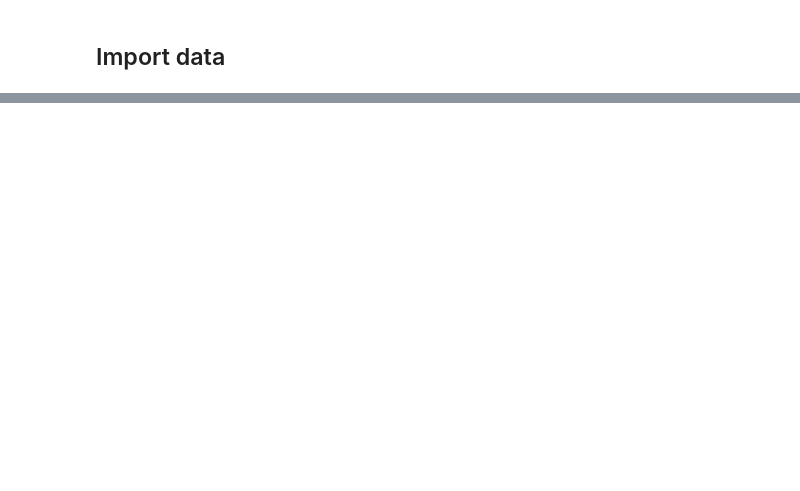
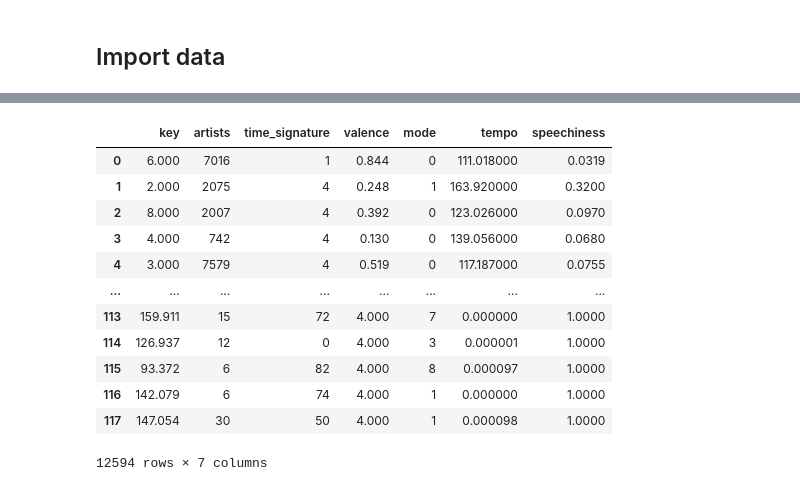
Before and after one commit to EthanFalcao/Spotify_Reccommendation_Algorithm, a Jupyter notebook: feature_selection.ipynb, the cells around one changed output, grey strips where cells are left out. Saved outputs shown, nothing was run; the diff lists cells and outputs as text; code cells hidden in the pictures; blank space fills up the shorter version.

Commit message:
feature selection

```diff
--- a/feature_selection.ipynb
+++ b/feature_selection.ipynb
@@ -66,0 +153,49 @@ df.head(1)
+# %%
+from sklearn.ensemble import RandomForestClassifier
+import pandas as pd
+import numpy as np
+
+# Assuming X contains your feature data and y contains the target variable
+# X should be a pandas DataFrame or a NumPy array
+# y should be a pandas Series or a NumPy array
+
+X = df_hot.drop('favorite', axis=1)  # X contains all columns except the 'favorite' column
+y = df_hot['favorite']
+
+# Initialize the Random Forest Classifier
+rf = RandomForestClassifier()
+
+# Fit the model with your data
+rf.fit(X, y)
+
+# Retrieve feature importance
+feature_importances = rf.feature_importances_
+
+# Create a DataFrame to better visualize feature importance
+feature_importance_df = pd.DataFrame({'Feature': X.columns, 'Importance': feature_importances})
+feature_importance_df = feature_importance_df.sort_values(by='Importance', ascending=False)
+
+# Set a threshold for feature importance
+threshold = 0.03  # Adjust this value according to your requirements
+
+# Select features based on the threshold
+selected_features = feature_importance_df[feature_importance_df['Importance'] > threshold]['Feature']
+
+# Use selected features for your classification model
+X_selected = X[selected_features]
+# %%
+X_selected
+# %% [output]
+|  | key | artists | time_signature | valence | mode | tempo | speechiness |
+| 0 | 6.000 | 7016 | 1 | 0.844 | 0 | 111.018000 | 0.0319 |
+| 1 | 2.000 | 2075 | 4 | 0.248 | 1 | 163.920000 | 0.3200 |
+| 2 | 8.000 | 2007 | 4 | 0.392 | 0 | 123.026000 | 0.0970 |
+| 3 | 4.000 | 742 | 4 | 0.130 | 0 | 139.056000 | 0.0680 |
+| 4 | 3.000 | 7579 | 4 | 0.519 | 0 | 117.187000 | 0.0755 |
+| ... | ... | ... | ... | ... | ... | ... | ... |
+| 113 | 159.911 | 15 | 72 | 4.000 | 7 | 0.000000 | 1.0000 |
+| 114 | 126.937 | 12 | 0 | 4.000 | 3 | 0.000001 | 1.0000 |
+| 115 | 93.372 | 6 | 82 | 4.000 | 8 | 0.000097 | 1.0000 |
+| 116 | 142.079 | 6 | 74 | 4.000 | 1 | 0.000000 | 1.0000 |
+| 117 | 147.054 | 30 | 50 | 4.000 | 1 | 0.000098 | 1.0000 |
+12594 rows × 7 columns
```
Also changed, not shown: parts of 16 cells of this notebook.
